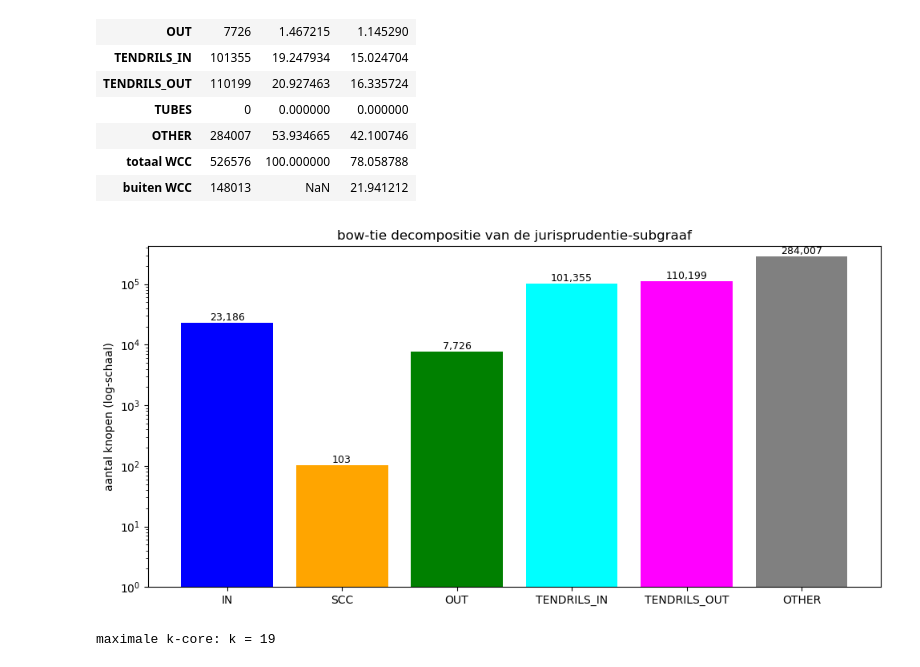
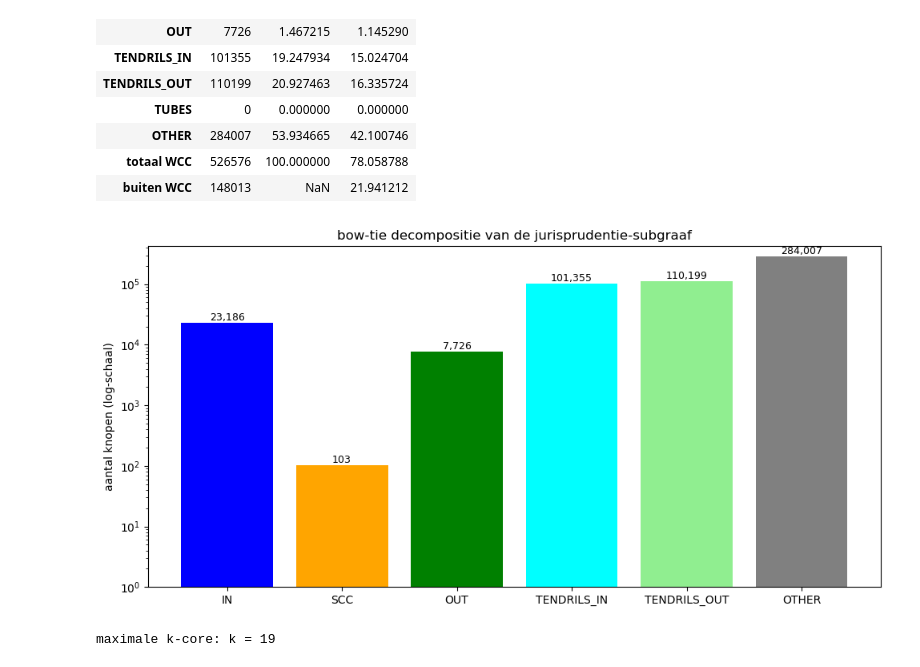
Before and after one commit to vinwiegman/thesis-project, a Jupyter notebook: notebooks/1- eigen_onderzoek.ipynb, the cells around one changed output. Drawn from its saved outputs; the diff is of its cells as text; code cells hidden in the pictures.

```diff
--- a/notebooks/1- eigen_onderzoek.ipynb
+++ b/notebooks/1- eigen_onderzoek.ipynb
@@ -258,35 +274,35 @@ display(df)
 # %%
 # bowtie visualiseren
 
 fig, ax = plt.subplots(figsize=(10, 5))
 
 colors = {
     'IN': 'blue',
     'SCC': 'orange',
     'OUT': 'green',
     'TENDRILS_IN': 'cyan',
-    'TENDRILS_OUT': 'magenta',
+    'TENDRILS_OUT': 'lightgreen',
     'TUBES': 'yellow',
     'OTHER': 'gray'
 }
 
 plot_regions = [r for r in colors if len(bowtie[r]) > 0]
 plot_sizes = [len(bowtie[r]) for r in plot_regions]
 plot_colors = [colors[r] for r in plot_regions]
 
 ax.bar(plot_regions, plot_sizes, color=plot_colors)
 ax.set_yscale('log')
 ax.set_ylim(bottom=1)
 ax.set_ylabel('aantal knopen (log-schaal)')
 ax.set_title('bow-tie decompositie van de jurisprudentie-subgraaf')
 
 for i, s in enumerate(plot_sizes):
     ax.text(i, s, f'{s:,}', ha='center', va='bottom', fontsize=9)
 
 plt.tight_layout()
 plt.show()
 # %% [output]
-[figure, old version]
+[figure, new version]
 # %%
 # k-core op ongerichte netwerk
 G_jur_undirected = G_jur.to_undirected()
```
Also changed, not shown: parts of 10 cells of this notebook.
